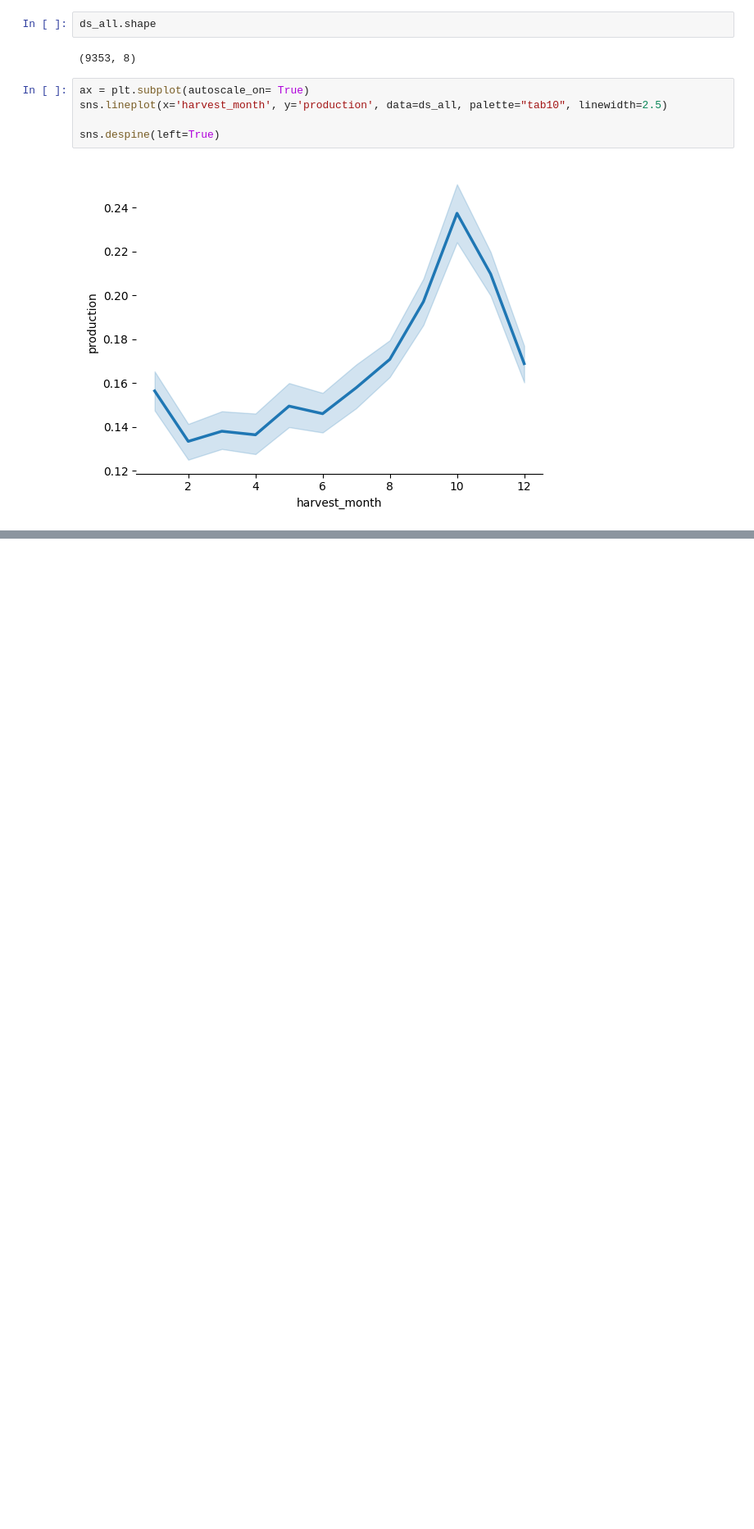
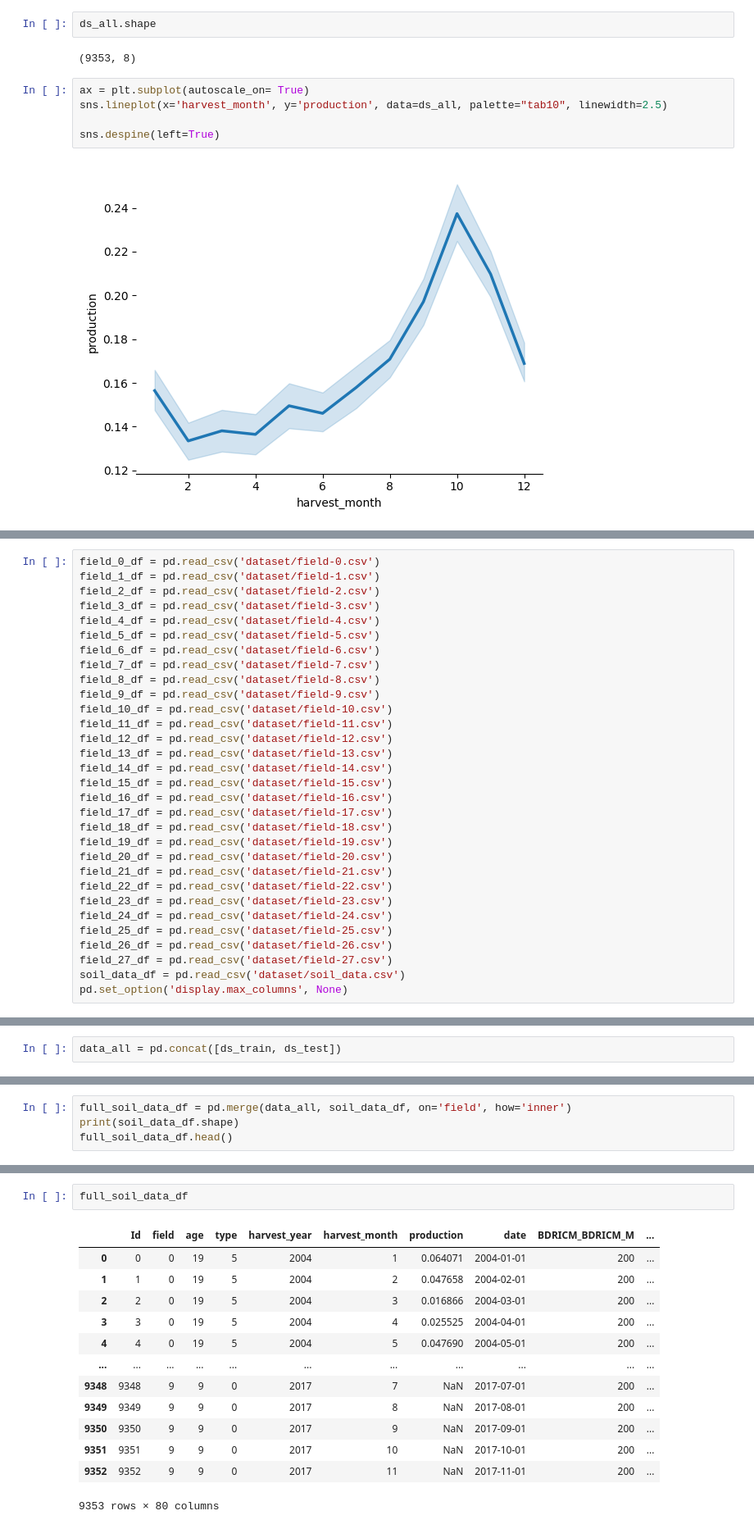
Before and after one commit to LordTsuki/Portifolio, a Jupyter notebook: Python/Oleo_Palma/oleo.ipynb, the cells around one changed output, grey strips where cells are left out. Shown at 82% size. Drawn from its saved outputs; the diff is of its cells as text; blank space fills up the shorter version.

```diff
--- a/Python/Oleo_Palma/oleo.ipynb
+++ b/Python/Oleo_Palma/oleo.ipynb
@@ -69,0 +496,31 @@ sns.despine(left=True)
+# %%
+field_0_df = pd.read_csv('dataset/field-0.csv')
+field_1_df = pd.read_csv('dataset/field-1.csv')
+field_2_df = pd.read_csv('dataset/field-2.csv')
+field_3_df = pd.read_csv('dataset/field-3.csv')
+field_4_df = pd.read_csv('dataset/field-4.csv')
+field_5_df = pd.read_csv('dataset/field-5.csv')
+field_6_df = pd.read_csv('dataset/field-6.csv')
+field_7_df = pd.read_csv('dataset/field-7.csv')
+field_8_df = pd.read_csv('dataset/field-8.csv')
+field_9_df = pd.read_csv('dataset/field-9.csv')
+field_10_df = pd.read_csv('dataset/field-10.csv')
+field_11_df = pd.read_csv('dataset/field-11.csv')
+field_12_df = pd.read_csv('dataset/field-12.csv')
+field_13_df = pd.read_csv('dataset/field-13.csv')
+field_14_df = pd.read_csv('dataset/field-14.csv')
+field_15_df = pd.read_csv('dataset/field-15.csv')
+field_16_df = pd.read_csv('dataset/field-16.csv')
+field_17_df = pd.read_csv('dataset/field-17.csv')
+field_18_df = pd.read_csv('dataset/field-18.csv')
+field_19_df = pd.read_csv('dataset/field-19.csv')
+field_20_df = pd.read_csv('dataset/field-20.csv')
+field_21_df = pd.read_csv('dataset/field-21.csv')
+field_22_df = pd.read_csv('dataset/field-22.csv')
+field_23_df = pd.read_csv('dataset/field-23.csv')
+field_24_df = pd.read_csv('dataset/field-24.csv')
+field_25_df = pd.read_csv('dataset/field-25.csv')
+field_26_df = pd.read_csv('dataset/field-26.csv')
+field_27_df = pd.read_csv('dataset/field-27.csv')
+soil_data_df = pd.read_csv('dataset/soil_data.csv')
+pd.set_option('display.max_columns', None)
@@ -69,0 +678,2 @@ sns.despine(left=True)
+# %%
+data_all = pd.concat([ds_train, ds_test])
@@ -69,0 +712,4 @@ sns.despine(left=True)
+# %%
+full_soil_data_df = pd.merge(data_all, soil_data_df, on='field', how='inner')
+print(soil_data_df.shape)
+full_soil_data_df.head()
@@ -69,0 +851,16 @@ sns.despine(left=True)
+# %%
+full_soil_data_df
+# %% [output]
+|  | Id | field | age | type | harvest_year | harvest_month | production | date | BDRICM_BDRICM_M | ... |
+| 0 | 0 | 0 | 19 | 5 | 2004 | 1 | 0.064071 | 2004-01-01 | 200 | ... |
+| 1 | 1 | 0 | 19 | 5 | 2004 | 2 | 0.047658 | 2004-02-01 | 200 | ... |
+| 2 | 2 | 0 | 19 | 5 | 2004 | 3 | 0.016866 | 2004-03-01 | 200 | ... |
+| 3 | 3 | 0 | 19 | 5 | 2004 | 4 | 0.025525 | 2004-04-01 | 200 | ... |
+| 4 | 4 | 0 | 19 | 5 | 2004 | 5 | 0.047690 | 2004-05-01 | 200 | ... |
+| ... | ... | ... | ... | ... | ... | ... | ... | ... | ... | ... |
+| 9348 | 9348 | 9 | 9 | 0 | 2017 | 7 | NaN | 2017-07-01 | 200 | ... |
+| 9349 | 9349 | 9 | 9 | 0 | 2017 | 8 | NaN | 2017-08-01 | 200 | ... |
+| 9350 | 9350 | 9 | 9 | 0 | 2017 | 9 | NaN | 2017-09-01 | 200 | ... |
+| 9351 | 9351 | 9 | 9 | 0 | 2017 | 10 | NaN | 2017-10-01 | 200 | ... |
+| 9352 | 9352 | 9 | 9 | 0 | 2017 | 11 | NaN | 2017-11-01 | 200 | ... |
+9353 rows × 80 columns
```
Also changed, not shown: parts of 113 cells of this notebook, 3 other files.
